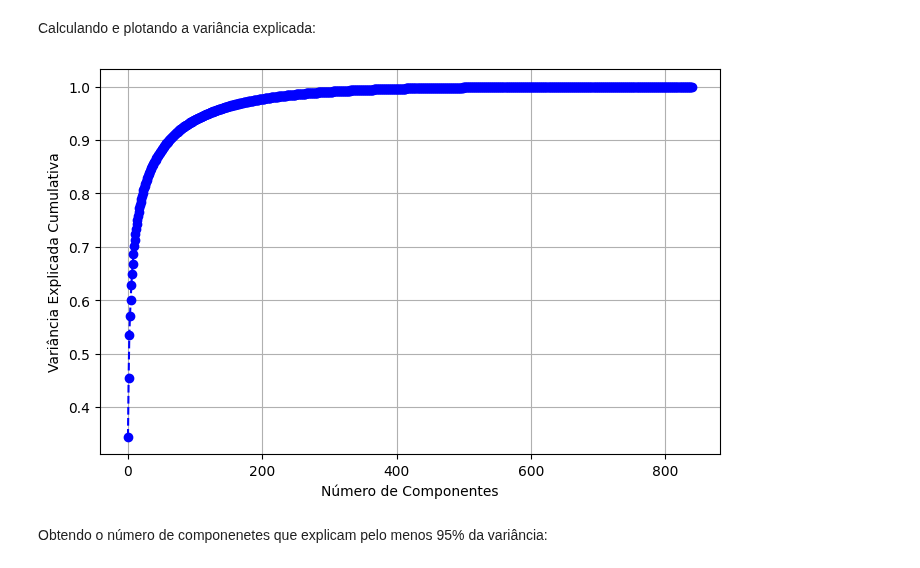
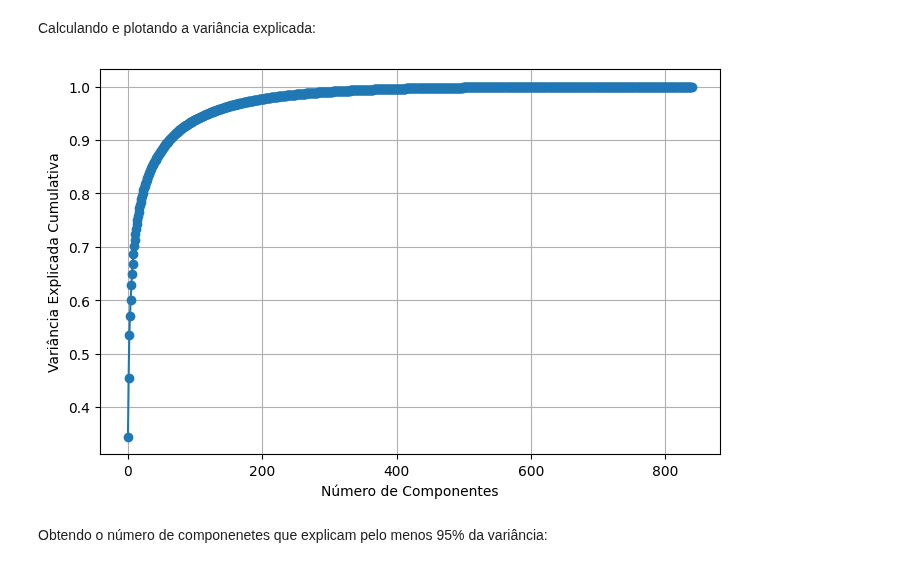
Before and after one commit to lorran-araujo/LNCC, a Jupyter notebook: disciplinas/redes-neurais/codes/lista3/exercicio1.ipynb, the cells around one changed output. Cells and saved outputs as stored; diff of their text form; code cells hidden in the pictures.

```diff
--- a/disciplinas/redes-neurais/codes/lista3/exercicio1.ipynb
+++ b/disciplinas/redes-neurais/codes/lista3/exercicio1.ipynb
@@ -336,14 +381,15 @@ variancia_explicada_cumulativa = np.cumsum(pca.explained_variance_ratio_)
 # %%
 # Plotar o gráfico
 plt.figure(figsize=(8, 5))
-plt.plot(variancia_explicada_cumulativa, marker='o', linestyle='--', color='b')
+#plt.plot(variancia_explicada_cumulativa, marker='o', linestyle='--', color='b')
+plt.plot(variancia_explicada_cumulativa, marker='o')
 plt.xlabel('Número de Componentes')
 plt.ylabel('Variância Explicada Cumulativa')
 #plt.title('Gráfico de Variância Explicada Cumulativa por Componentes PCA')
 plt.grid()
 plt.show()
 # %% [output]
-[figure, old version]
+[figure, new version]
 # %% [markdown]
 Obtendo o número de componenetes que explicam pelo menos 95% da variância:
 # %%
```
Also changed, not shown: parts of 24 cells of this notebook, 25 other files.
